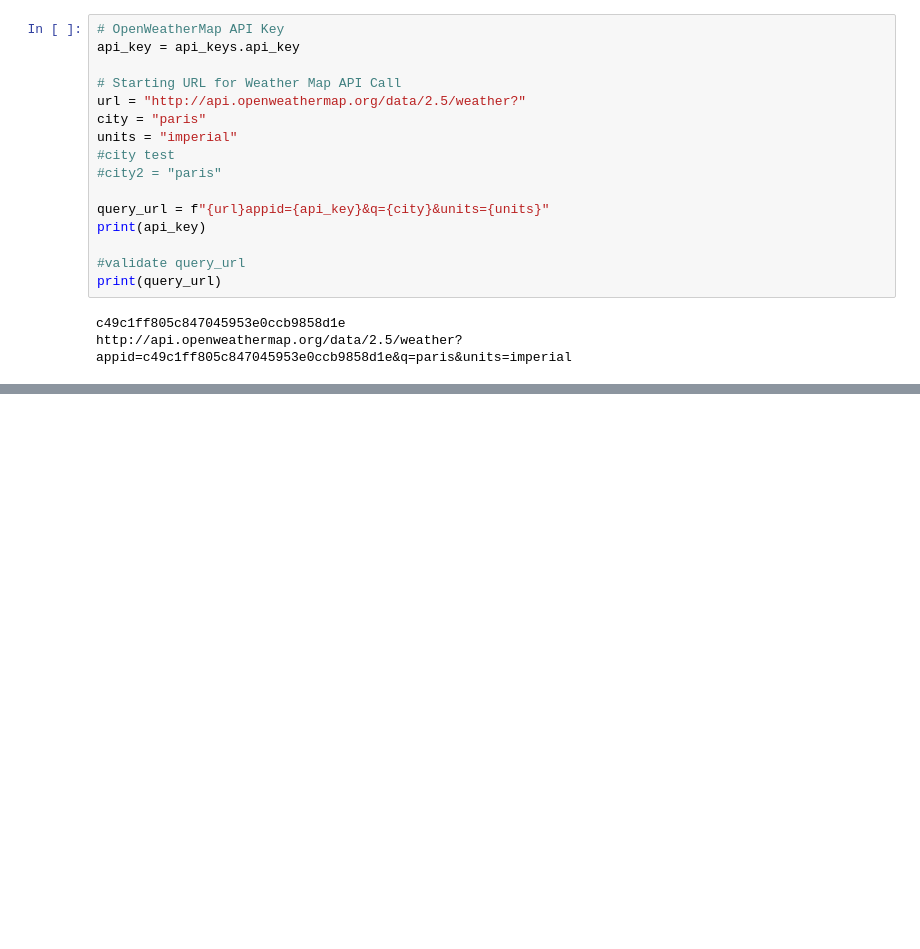
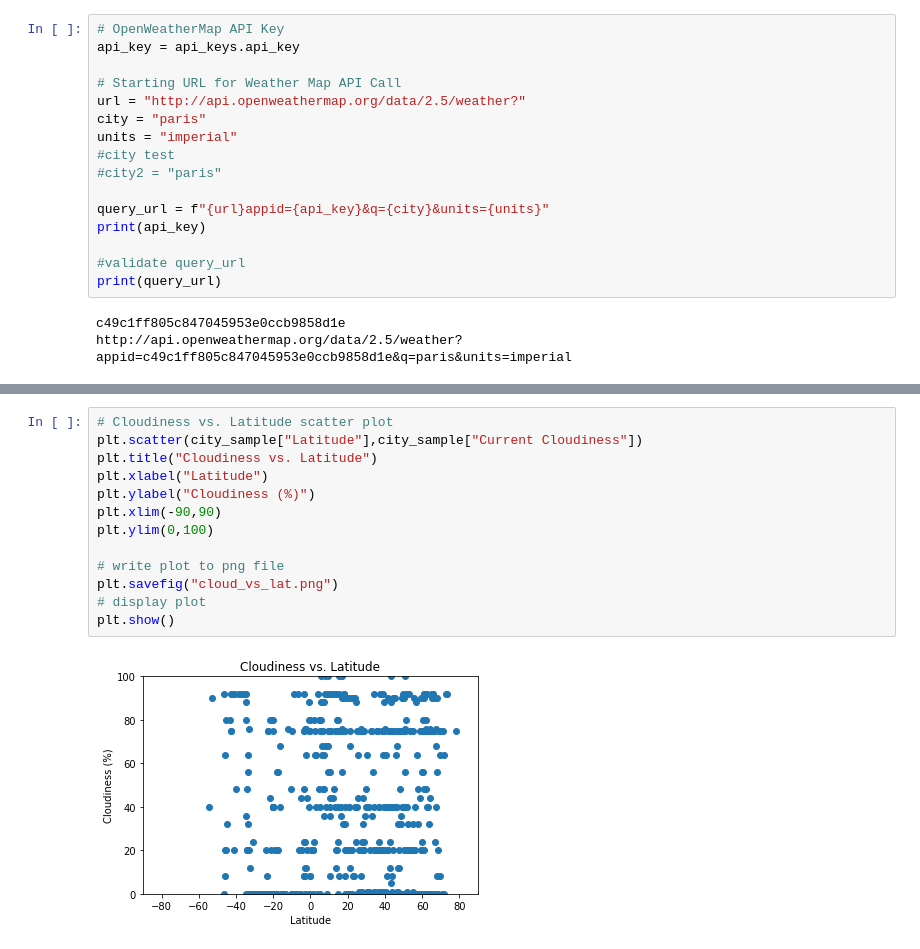
Before and after one commit to roricooper/weatherpy-challenge, a Jupyter notebook: starter_code/WeatherPy.ipynb, the cells around one changed output, grey strips where cells are left out. Saved outputs shown, nothing was run; the diff lists cells and outputs as text; blank space fills up the shorter version.

```diff
--- a/starter_code/WeatherPy.ipynb
+++ b/starter_code/WeatherPy.ipynb
@@ -157,0 +229,15 @@ AttributeError: 'Series' object has no attribute 'City'
+# %%
+# Cloudiness vs. Latitude scatter plot
+plt.scatter(city_sample["Latitude"],city_sample["Current Cloudiness"])
+plt.title("Cloudiness vs. Latitude")
+plt.xlabel("Latitude")
+plt.ylabel("Cloudiness (%)")
+plt.xlim(-90,90)
+plt.ylim(0,100)
+
+# write plot to png file
+plt.savefig("cloud_vs_lat.png")
+# display plot
+plt.show()
+# %% [output]
+[figure, added]
```
Also changed, not shown: parts of 14 cells of this notebook, 8 other files.
